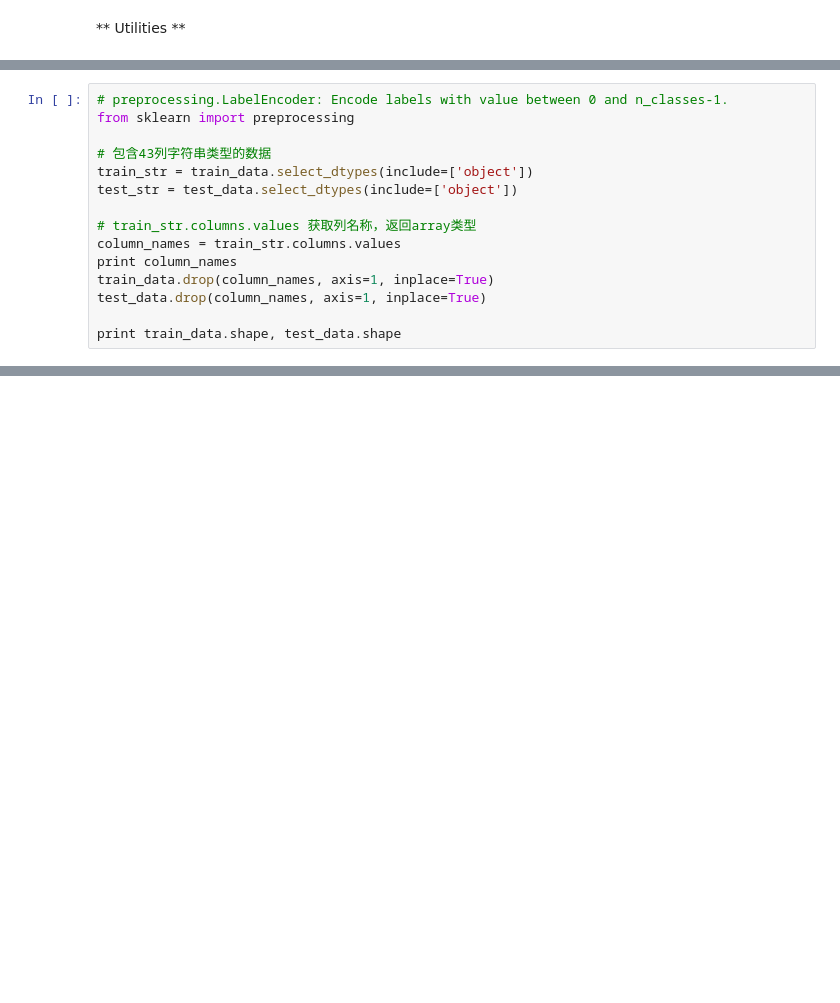
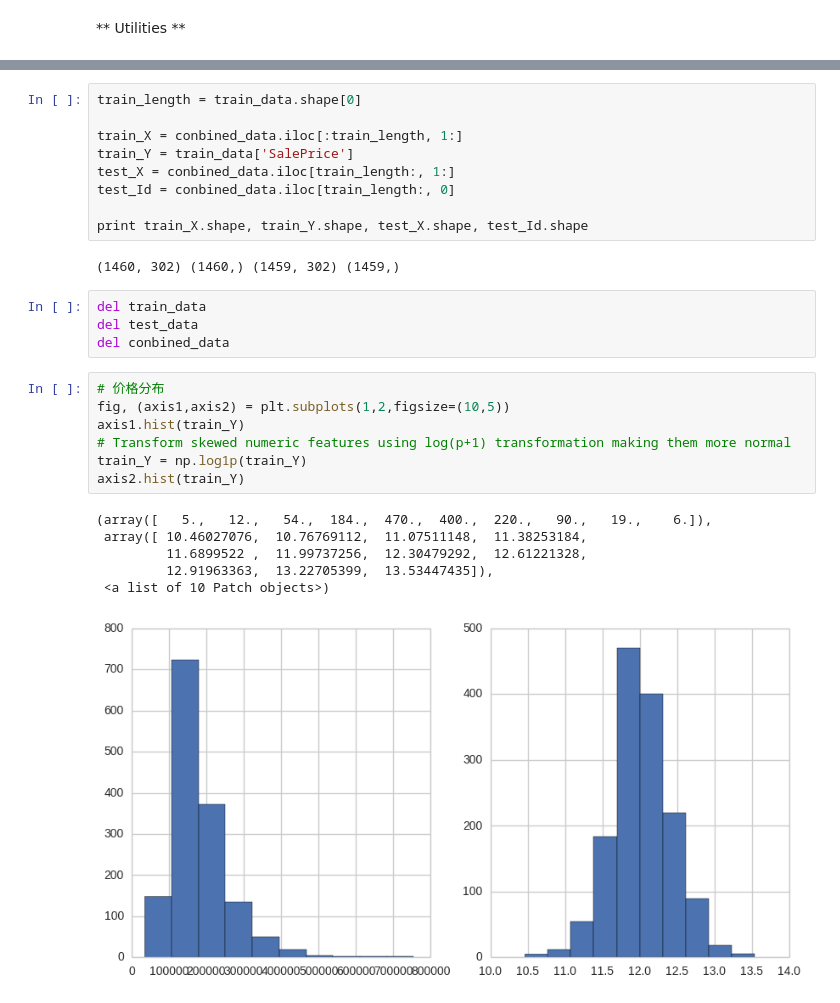
Before and after one commit to SunnyMarkLiu/Kaggle-House-Prices, a Jupyter notebook: Predict_House_Prices.ipynb, the cells around one changed output, grey strips where cells are left out. Saved outputs shown, nothing was run; the diff lists cells and outputs as text; blank space fills up the shorter version.

```diff
--- a/Predict_House_Prices.ipynb
+++ b/Predict_House_Prices.ipynb
@@ -320,15 +387,0 @@ train_data.describe()
-# %%
-# preprocessing.LabelEncoder: Encode labels with value between 0 and n_classes-1.
-from sklearn import preprocessing
-
-# 包含43列字符串类型的数据
-train_str = train_data.select_dtypes(include=['object'])
-test_str = test_data.select_dtypes(include=['object'])
-
-# train_str.columns.values 获取列名称，返回array类型
-column_names = train_str.columns.values
-print column_names
-train_data.drop(column_names, axis=1, inplace=True)
-test_data.drop(column_names, axis=1, inplace=True)
-
-print train_data.shape, test_data.shape
@@ -443,0 +496,29 @@ RandomForestClassifier Done.
+# %%
+train_length = train_data.shape[0]
+
+train_X = conbined_data.iloc[:train_length, 1:]
+train_Y = train_data['SalePrice']
+test_X = conbined_data.iloc[train_length:, 1:]
+test_Id = conbined_data.iloc[train_length:, 0]
+
+print train_X.shape, train_Y.shape, test_X.shape, test_Id.shape
+# %% [output]
+(1460, 302) (1460,) (1459, 302) (1459,)
+# %%
+del train_data
+del test_data
+del conbined_data
+# %%
+# 价格分布
+fig, (axis1,axis2) = plt.subplots(1,2,figsize=(10,5))
+axis1.hist(train_Y)
+# Transform skewed numeric features using log(p+1) transformation making them more normal
+train_Y = np.log1p(train_Y)
+axis2.hist(train_Y)
+# %% [output]
+(array([   5.,   12.,   54.,  184.,  470.,  400.,  220.,   90.,   19.,    6.]),
+ array([ 10.46027076,  10.76769112,  11.07511148,  11.38253184,
+         11.6899522 ,  11.99737256,  12.30479292,  12.61221328,
+         12.91963363,  13.22705399,  13.53447435]),
+ <a list of 10 Patch objects>)
+[figure, added]
```
Also changed, not shown: parts of 51 cells of this notebook, 1 other file.
